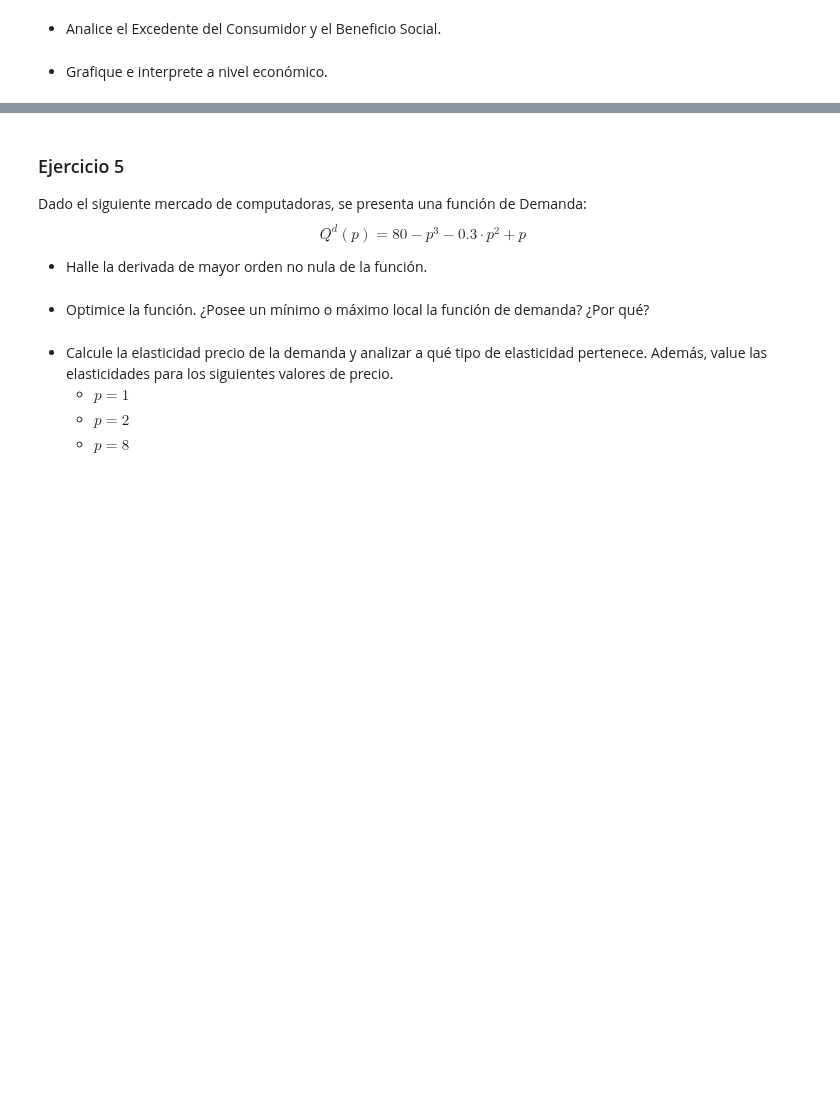
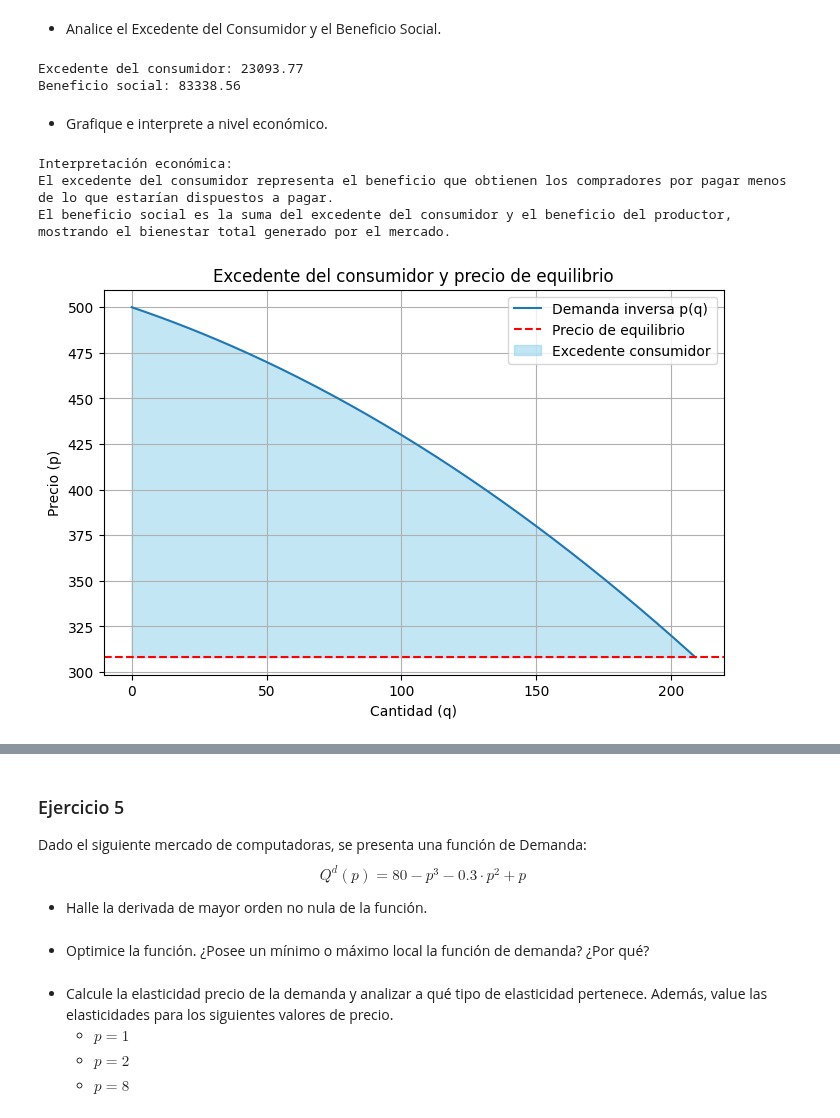
Before and after one commit to alexballera/laboratorio-tgad-fce, a Jupyter notebook: parciales/1er_parcial/ballera-919064.ipynb, the cells around one changed output, grey strips where cells are left out. Drawn from its saved outputs; the diff is of its cells as text; code cells hidden in the pictures; blank space fills up the shorter version.

```diff
--- a/parciales/1er_parcial/ballera-919064.ipynb
+++ b/parciales/1er_parcial/ballera-919064.ipynb
@@ -1508,3 +1511,26 @@ y un costo total: $$C(q) = 300 + 8 \cdot q + 0.05 \cdot q$$
 - Definir (y si considera necesario, simplificar) el ingreso y el beneficio.
 
   *Ayuda*: recordar que `sp.rational(5, 100) = 0.05`
+# %%
+# Paso 1: Definición simbólica de funciones
+
+# Definir variable simbólica
+q = sp.symbols('q')
+
+# Demanda inversa: p(q) = 500 - 0.5*q - 0.002*q**2
+p = 500 - 0.5*q - 0.002*q**2
+
+# Costo total: C(q) = 300 + 8*q + 0.05*q**2
+C = 300 + 8*q + 0.05*q**2
+
+# Ingreso total: IT(q) = p(q) * q
+IT = p * q
+
+# Beneficio: B(q) = IT(q) - C(q)
+B = IT - C
+
+# Mostramos las funciones
+print('Demanda inversa p(q):', p)
+print('Costo total C(q):', C)
+print('Ingreso total IT(q):', IT)
+print('Beneficio B(q):', B)
@@ -1513,4 +1581,51 @@ y un costo total: $$C(q) = 300 + 8 \cdot q + 0.05 \cdot q$$
 # %% [markdown]
 - Analice el Excedente del Consumidor y el Beneficio Social.
+# %%
+# Paso 3: Excedente del consumidor y beneficio social
+# Excedente del consumidor: área entre la curva de demanda y el precio de mercado
+# Beneficio social: suma de excedente del consumidor y beneficio del productor
+
+# Precio máximo dispuesto a pagar (cuando q = 0)
+p_max = p.subs(q, 0)
+
+# Excedente del consumidor (aproximación gráfica)
+# Integramos simbólicamente desde q = 0 hasta q* la diferencia entre p(q) y p*
+if 'q_star' in locals():
+    excedente_consumidor = sp.integrate(p - p_star, (q, 0, q_star))
+    beneficio_social = excedente_consumidor + B_star
+    print(f"Excedente del consumidor: {excedente_consumidor:.2f}")
+    print(f"Beneficio social: {beneficio_social:.2f}")
+else:
+    print("No se puede calcular el excedente sin cantidad óptima.")
+# %% [output]
+Excedente del consumidor: 23093.77
+Beneficio social: 83338.56
 # %% [markdown]
 - Grafique e interprete a nivel económico.
+# %%
+# Paso 4: Interpretación económica y visualización
+print("Interpretación económica:")
+print("El excedente del consumidor representa el beneficio que obtienen los compradores por pagar menos de lo que estarían dispuestos a pagar.")
+print("El beneficio social es la suma del excedente del consumidor y el beneficio del productor, mostrando el bienestar total generado por el mercado.")
+
+# Visualización gráfica
+
+q_vals = np.linspace(0, float(q_star), 200)
+p_vals = [float(p.subs(q, val)) for val in q_vals]
+p_equilibrio = float(p_star)
+
+plt.figure(figsize=(8,5))
+plt.plot(q_vals, p_vals, label='Demanda inversa p(q)')
+plt.axhline(p_equilibrio, color='red', linestyle='--', label='Precio de equilibrio')
+plt.fill_between(q_vals, p_vals, p_equilibrio, where=(np.array(p_vals)>p_equilibrio), color='skyblue', alpha=0.5, label='Excedente consumidor')
+plt.xlabel('Cantidad (q)')
+plt.ylabel('Precio (p)')
+plt.title('Excedente del consumidor y precio de equilibrio')
+plt.legend()
+plt.grid(True)
+plt.show()
+# %% [output]
+Interpretación económica:
+El excedente del consumidor representa el beneficio que obtienen los compradores por pagar menos de lo que estarían dispuestos a pagar.
+El beneficio social es la suma del excedente del consumidor y el beneficio del productor, mostrando el bienestar total generado por el mercado.
+[figure, added]
```
Also changed, not shown: parts of 8 cells of this notebook.
